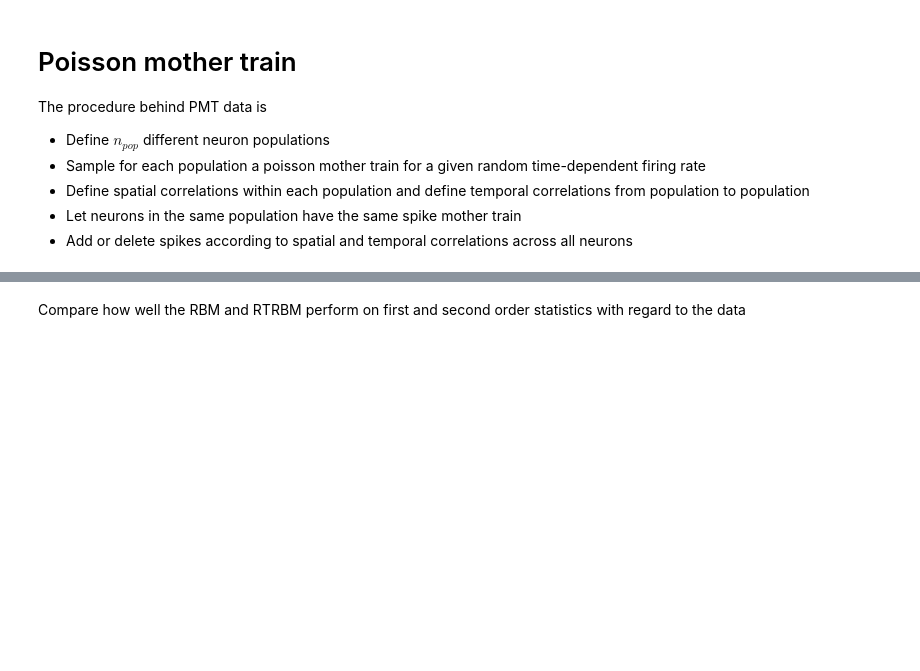
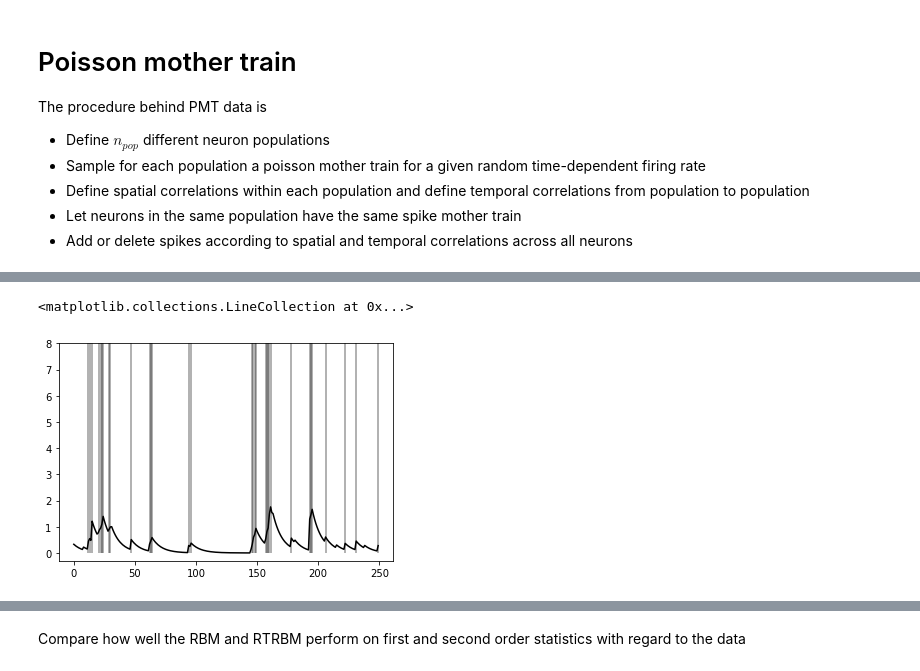
Before and after one commit to casperpeters/intern, a Jupyter notebook: notebooks/Reconstructing RTRBM/Sample surrogate data, paper figures.ipynb, the cells around one changed output, grey strips where cells are left out. Saved outputs shown, nothing was run; the diff lists cells and outputs as text; code cells hidden in the pictures; blank space fills up the shorter version.

```diff
--- a/notebooks/Reconstructing RTRBM/Sample surrogate data, paper figures.ipynb
+++ b/notebooks/Reconstructing RTRBM/Sample surrogate data, paper figures.ipynb
@@ -110,0 +189,18 @@ plot_reconstruction_error(rtrbm.errors, fs=12, title='Reconstruction error RTRBM
+# %%
+import h5py
+data_obj = h5py.File(path2file)
+# behavior = np.array(data_obj['Data']['behavior'])
+# coordinates = np.array(data_obj['Data']['coords'])
+df = np.array(data_obj['Data']['df'])
+spikes = np.array(data_obj['Data']['spikes'])
+# stimulus = np.array(data_obj['Data']['stimulus'])
+idx = np.argsort(np.sum(spikes, 1))[::-1][400]#int(np.argmax(np.sum(spikes, 1)))
+df_sub = df[idx,500:750]
+#peaks = np.where((df_sub[1:-1] > df_sub[0:-2]) * (df_sub[1:-1] > df_sub[2:]))[0] + 1
+peaks = np.where( (spikes[idx, 500:750] > 0.15) == 1)
+plt.plot(df_sub, 'k')
+plt.ylim([-0.3, 8])
+plt.vlines(peaks, 0, 8, colors=(0, 0, 0, 0.4))
+# %% [output]
+<matplotlib.collections.LineCollection at 0x...>
+[figure, added]
```
Also changed, not shown: parts of 23 cells of this notebook, 6 other files.
